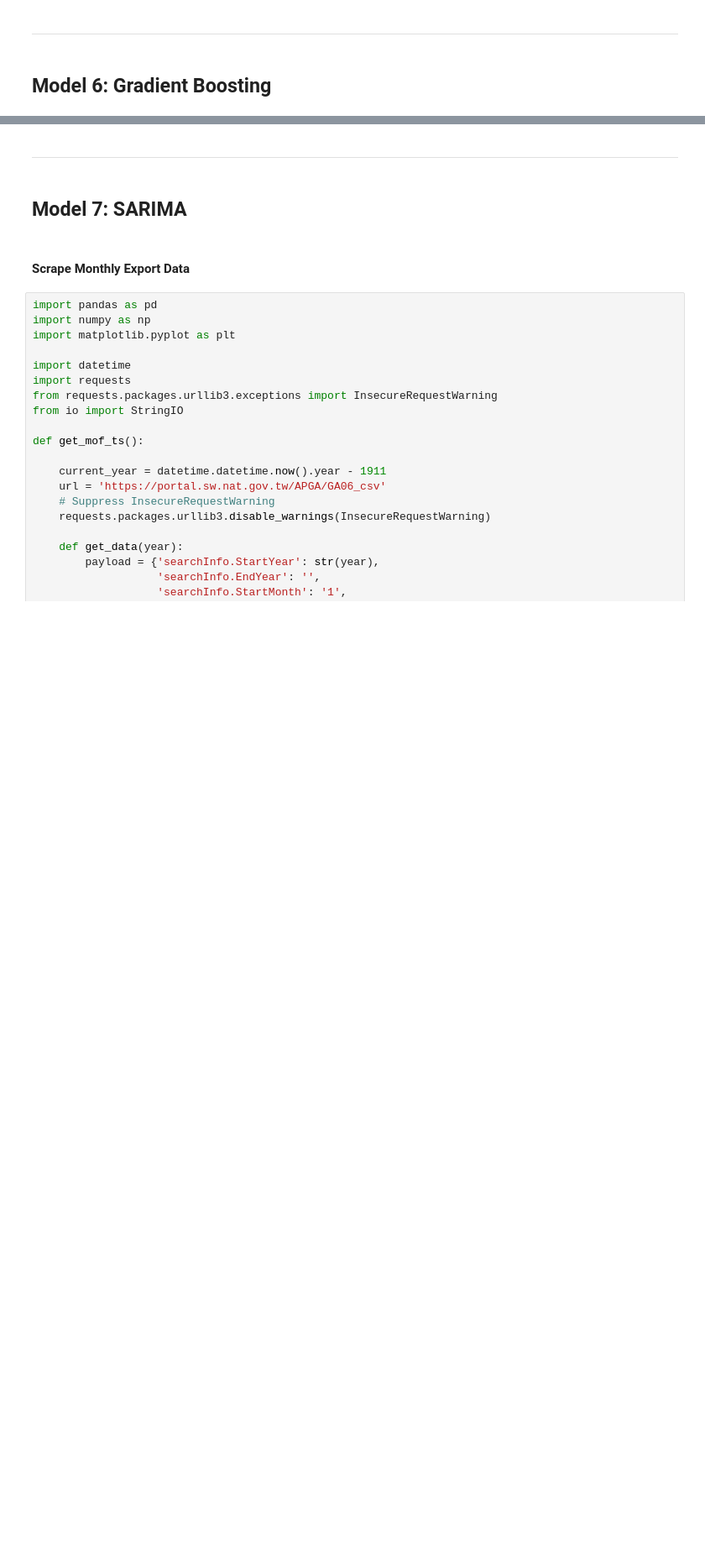
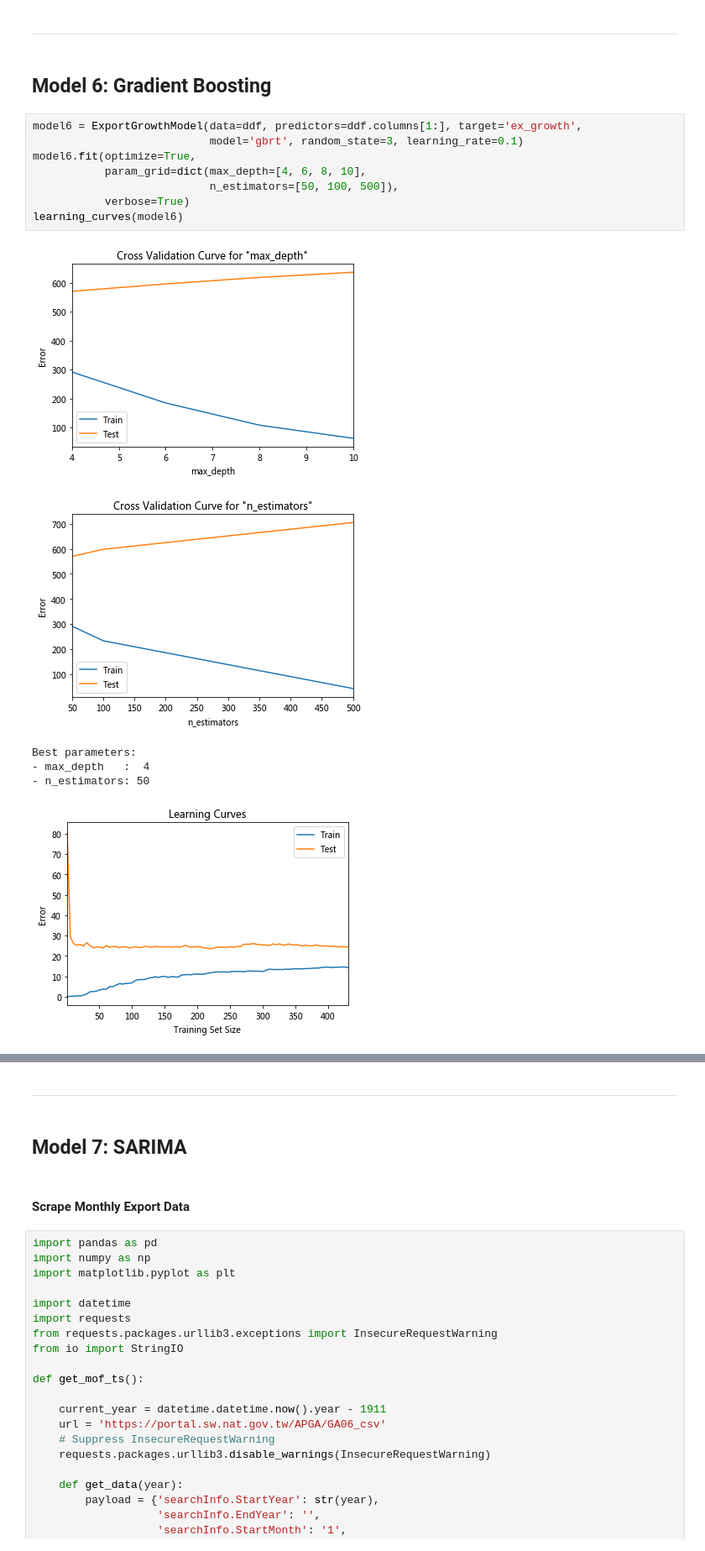
Before and after one commit to lincht/TradeModel, a Jupyter notebook: model/growth_pred.ipynb, the cells around one changed output, grey strips where cells are left out. Shown at 84% size. Saved outputs shown, nothing was run; the diff lists cells and outputs as text; blank space fills up the shorter version.

```diff
--- a/model/growth_pred.ipynb
+++ b/model/growth_pred.ipynb
@@ -804,3 +828,18 @@ Stratified 5-fold cv errors:
 ---
 # %% [markdown]
 ## Model 6: Gradient Boosting
+# %%
+model6 = ExportGrowthModel(data=ddf, predictors=ddf.columns[1:], target='ex_growth',
+                           model='gbrt', random_state=3, learning_rate=0.1)
+model6.fit(optimize=True,
+           param_grid=dict(max_depth=[4, 6, 8, 10],
+                           n_estimators=[50, 100, 500]),
+           verbose=True)
+learning_curves(model6)
+# %% [output]
+[figure, added]
+[figure, added]
+Best parameters:
+- max_depth   :  4
+- n_estimators: 50
+[figure, added]
```
Also changed, not shown: parts of 14 cells of this notebook.
